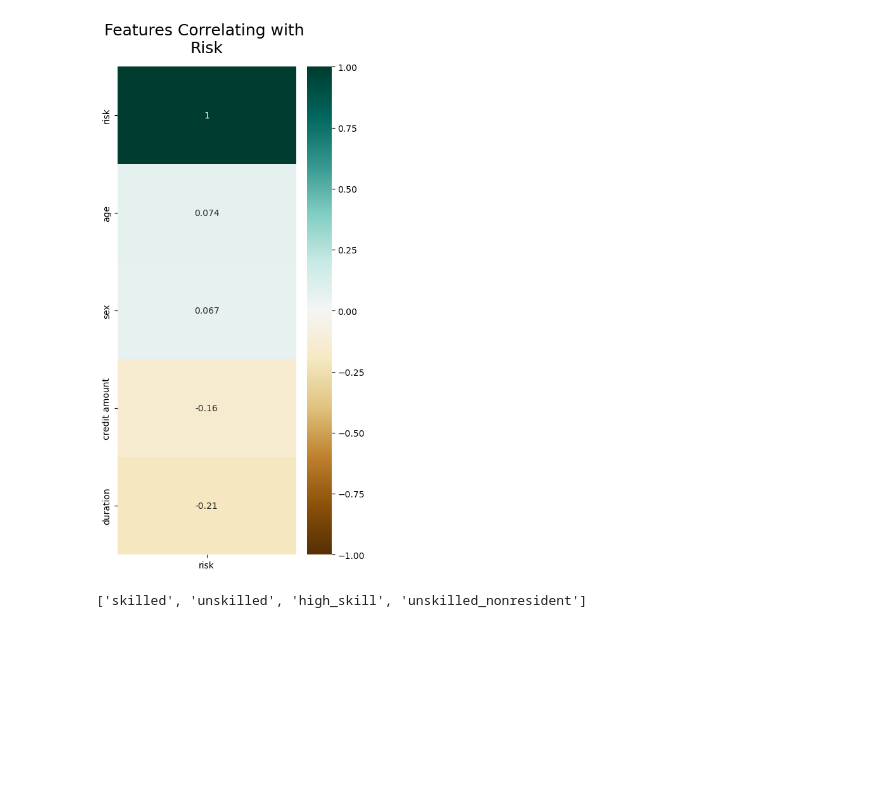
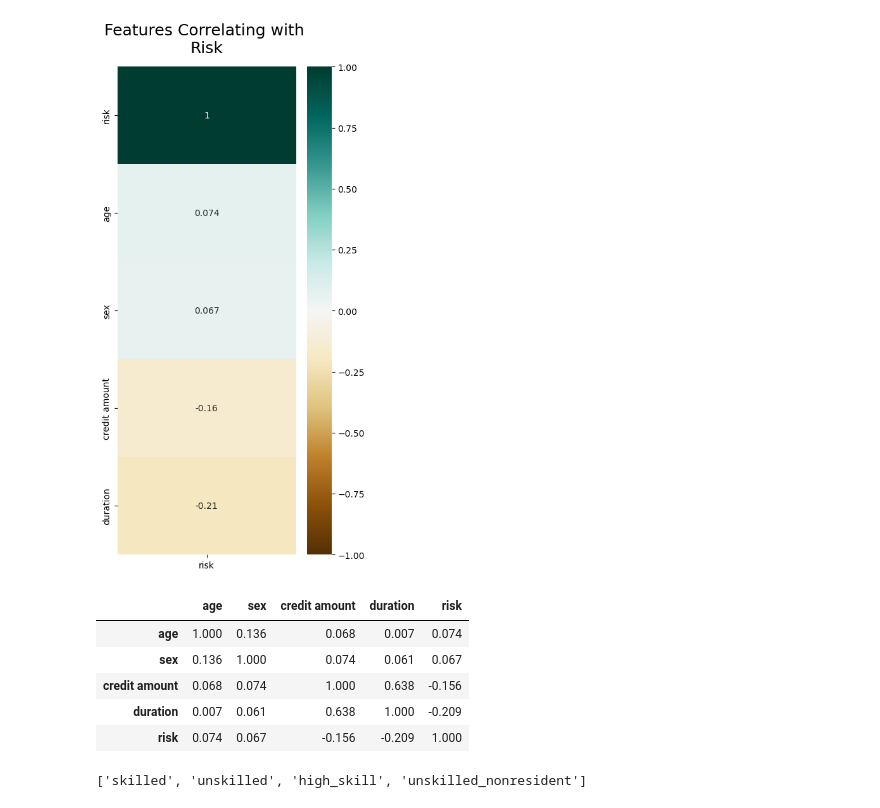
Before and after one commit to jcrosenberger/german_credit_analysis, a Jupyter notebook: german_credit_explore.ipynb, the cells around one changed output. Cells and saved outputs as stored; diff of their text form; code cells hidden in the pictures; blank space fills up the shorter version.

```diff
--- a/german_credit_explore.ipynb
+++ b/german_credit_explore.ipynb
@@ -128,3 +130,12 @@ ev.correlate_viz(train, 'risk')
+# %%
+train.corr()
+# %% [output]
+|  | age | sex | credit amount | duration | risk |
+| age | 1.000 | 0.136 | 0.068 | 0.007 | 0.074 |
+| sex | 0.136 | 1.000 | 0.074 | 0.061 | 0.067 |
+| credit amount | 0.068 | 0.074 | 1.000 | 0.638 | -0.156 |
+| duration | 0.007 | 0.061 | 0.638 | 1.000 | -0.209 |
+| risk | 0.074 | 0.067 | -0.156 | -0.209 | 1.000 |
 # %%
 train['job'].unique().to_list()
 # %% [output]
```
Also changed, not shown: parts of 4 cells of this notebook, 2 other files.
